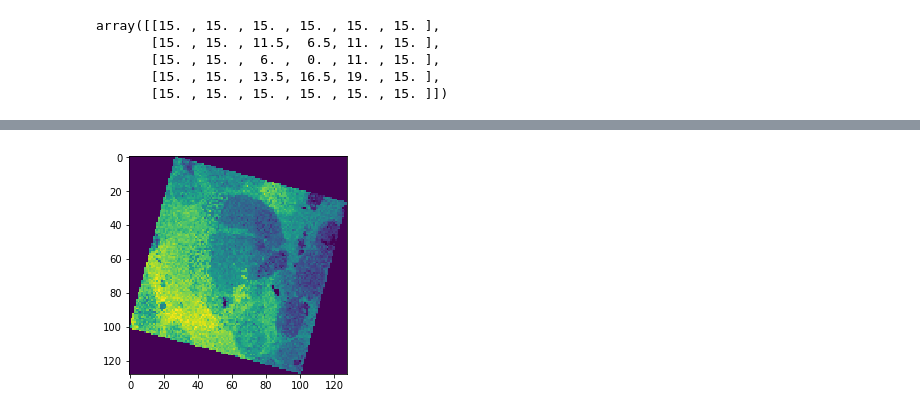
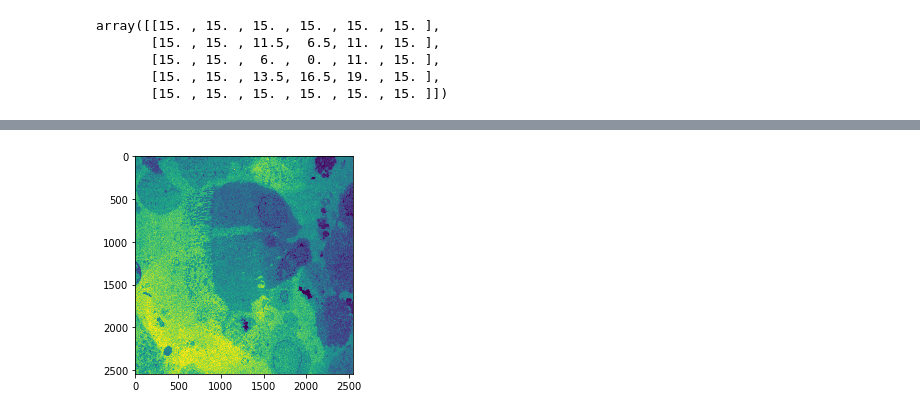
Before and after one commit to tristaaan/stitch-eval, a Jupyter notebook: notebooks/scratchpad.ipynb, the cells around one changed output, grey strips where cells are left out. Saved outputs shown, nothing was run; the diff lists cells and outputs as text; code cells hidden in the pictures.

```diff
--- a/notebooks/scratchpad.ipynb
+++ b/notebooks/scratchpad.ipynb
@@ -195,4 +195,13 @@ plot_im(ref2)
-# %%
-plot_im(ref)
-# %% [output]
-[figure, removed]
+# %%
+def crop_zeros(im, zero=0):
+    # get the coordinates of every point > zero
+    true_points = np.argwhere(im > zero)
+    tl = true_points.min(axis=0) # top left corner
+    br = true_points.max(axis=0) # bottom right corner
+    out = im[tl[0]:br[0]+1,
+             tl[1]:br[1]+1]
+    return out
+
+plot_im(crop2(ref2.copy(), zero=500))
+# %% [output]
+[figure, added]
```
Also changed, not shown: parts of 4 cells of this notebook, 5 other files.
